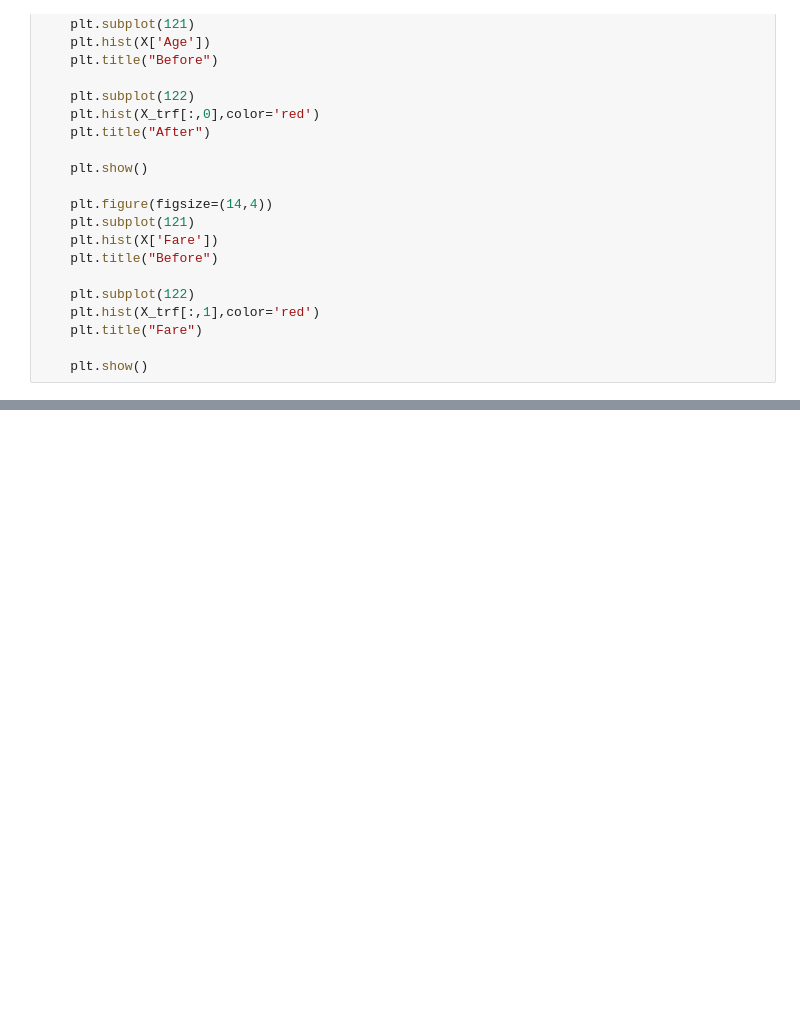
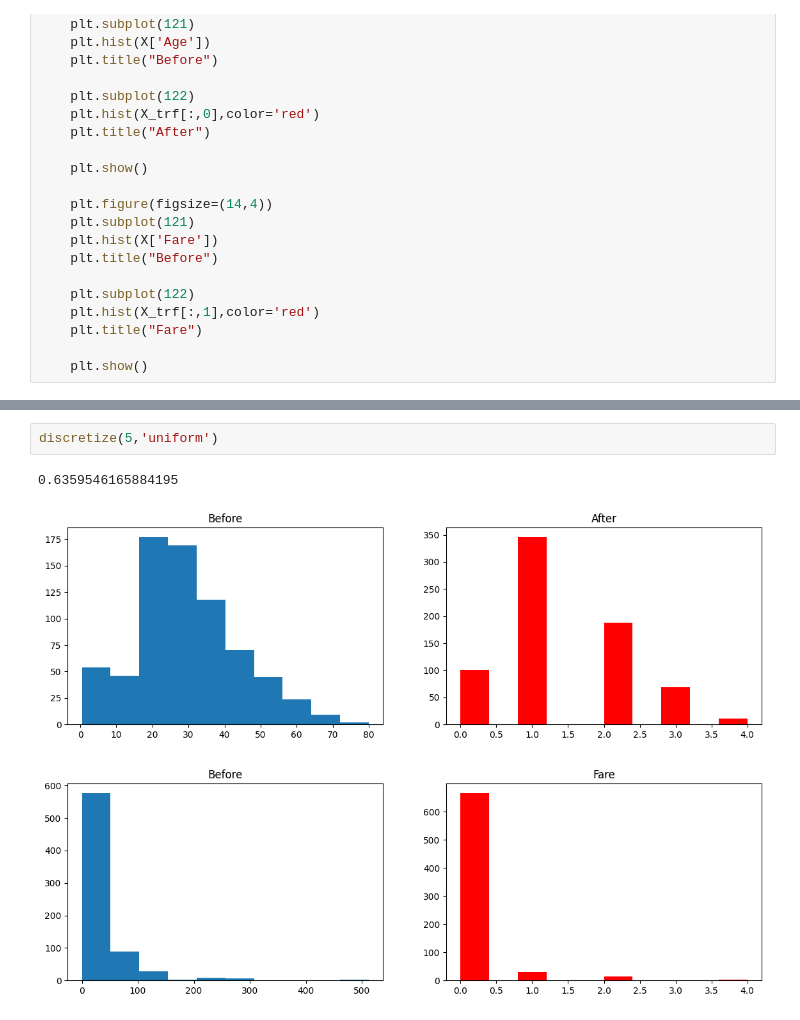
Before and after one commit to najnin26/Machine-Learning, a Jupyter notebook: Basic/binning.ipynb, the cells around one changed output, grey strips where cells are left out. Drawn from its saved outputs; the diff is of its cells as text; blank space fills up the shorter version.

```diff
--- a/Basic/binning.ipynb
+++ b/Basic/binning.ipynb
@@ -150,2 +150,8 @@ discretize(5,'kmeans')
 [figure]
 [figure]
+# %%
+discretize(5,'uniform')
+# %% [output]
+0.6359546165884195
+[figure, added]
+[figure, added]
```
Also changed, not shown: parts of 6 cells of this notebook.
